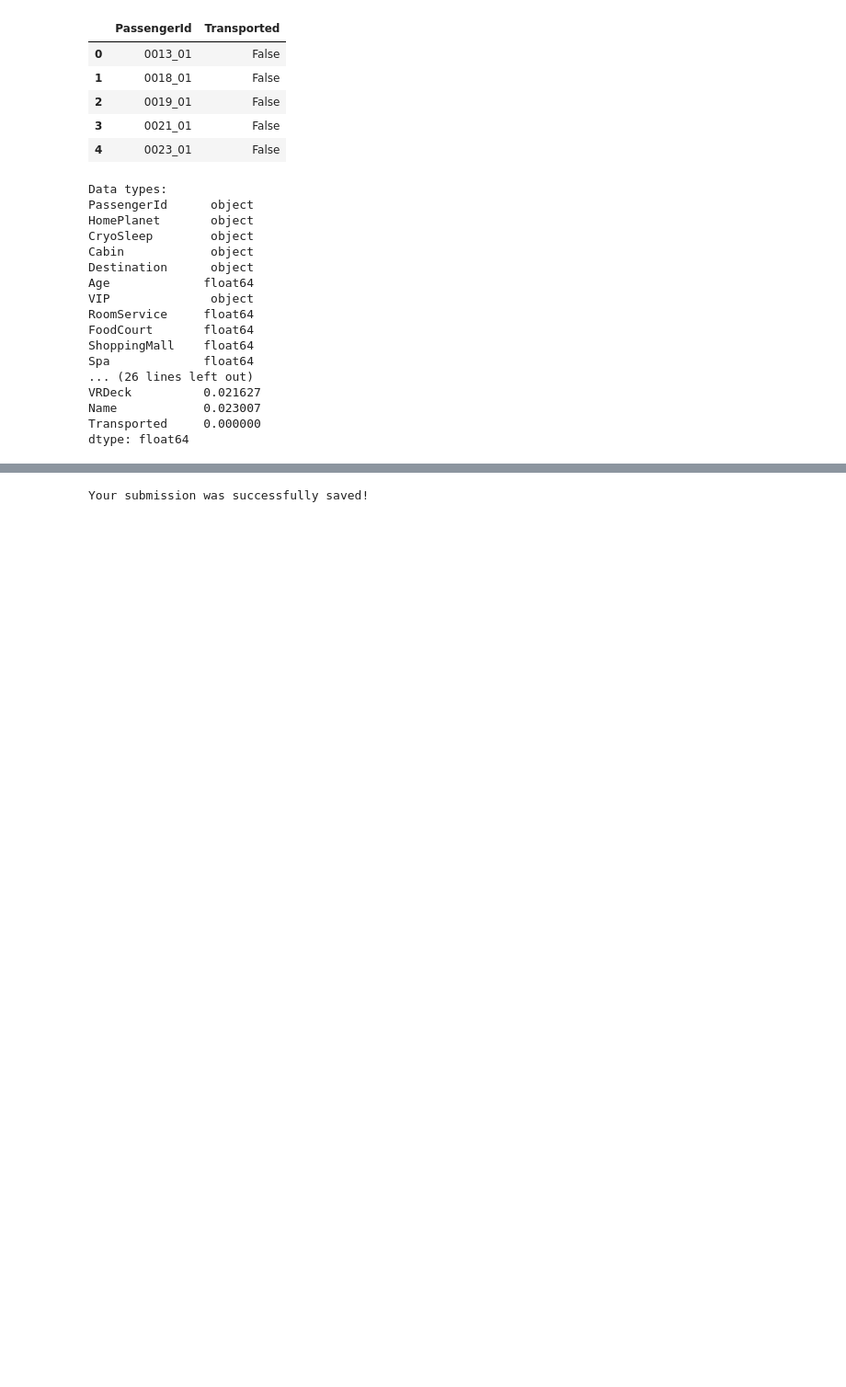
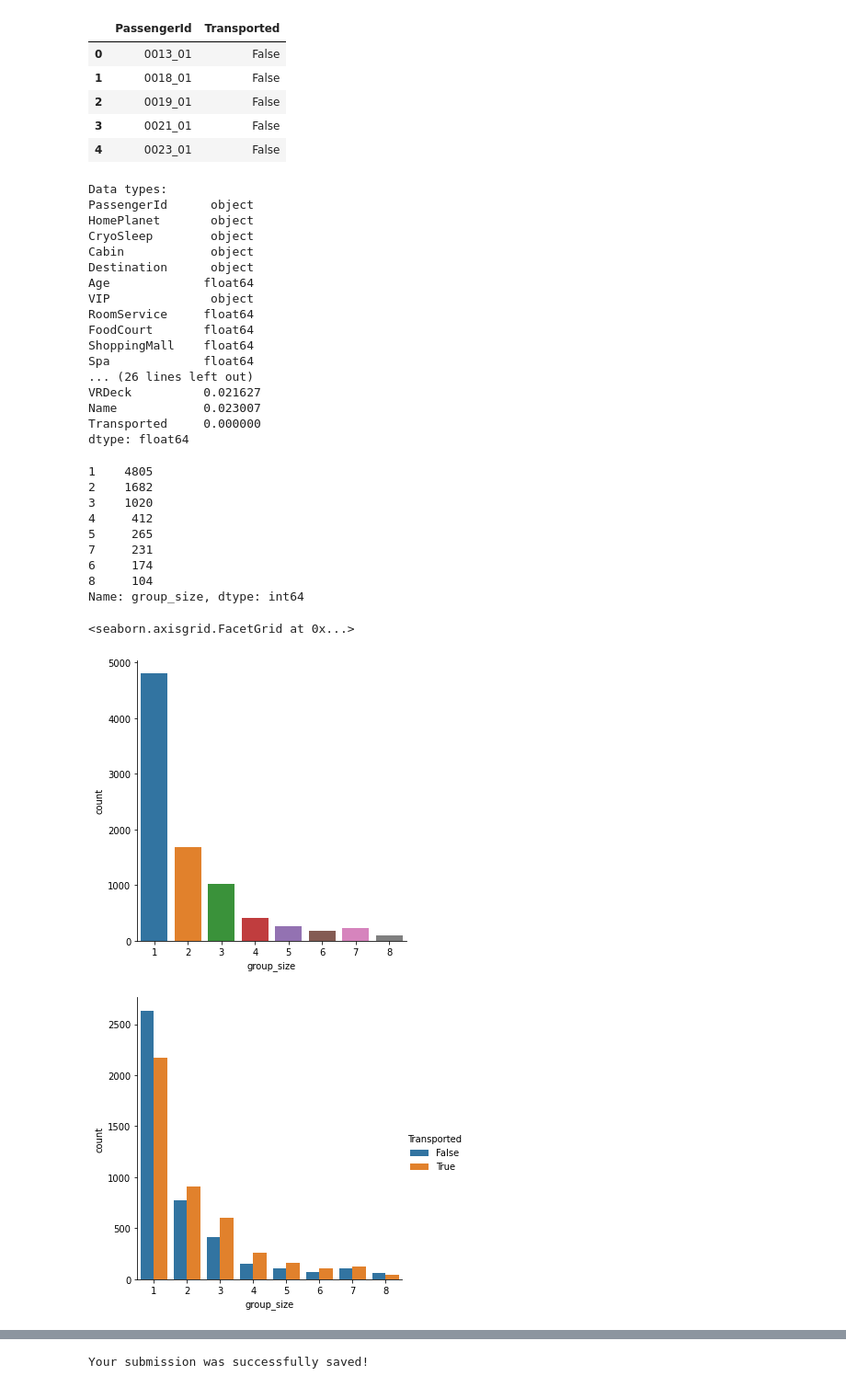
Before and after one commit to leemichaelwaters/spaceship-titanic, a Jupyter notebook: spaceship-titanic.ipynb, the cells around one changed output, grey strips where cells are left out. Shown: that part at 92% size. Drawn from its saved outputs; the diff is of its cells as text; code cells hidden in the pictures; blank space fills up the shorter version.

```diff
--- a/spaceship-titanic.ipynb
+++ b/spaceship-titanic.ipynb
@@ -70,3 +70,32 @@ VRDeck          0.021627
 Name            0.023007
 Transported     0.000000
 dtype: float64
+# %%
+# Preprocess PassengerId (train_data)
+gggg_pp = train_data['PassengerId'].apply(lambda x: x.split('_')).values
+gggg = list(map(lambda x: x[0], gggg_pp))
+pp = list(map(lambda x: x[1], gggg_pp))
+train_data['gggg'] = gggg
+train_data['pp'] = pp
+
+train_data['pp'] = train_data['pp'].astype('int64')
+train_data['group_size'] = train_data.groupby(['gggg'])['pp'].transform(max)
+
+import seaborn as sns
+
+print(train_data['group_size'].value_counts())
+sns.catplot(x='group_size', kind='count', data=train_data)
+sns.catplot(x='group_size', kind='count', hue='Transported', data=train_data)
+# %% [output]
+1    4805
+2    1682
+3    1020
+4     412
+5     265
+7     231
+6     174
+8     104
+Name: group_size, dtype: int64
+<seaborn.axisgrid.FacetGrid at 0x...>
+[figure, added]
+[figure, added]
```
Also changed, not shown: parts of 10 cells of this notebook.
